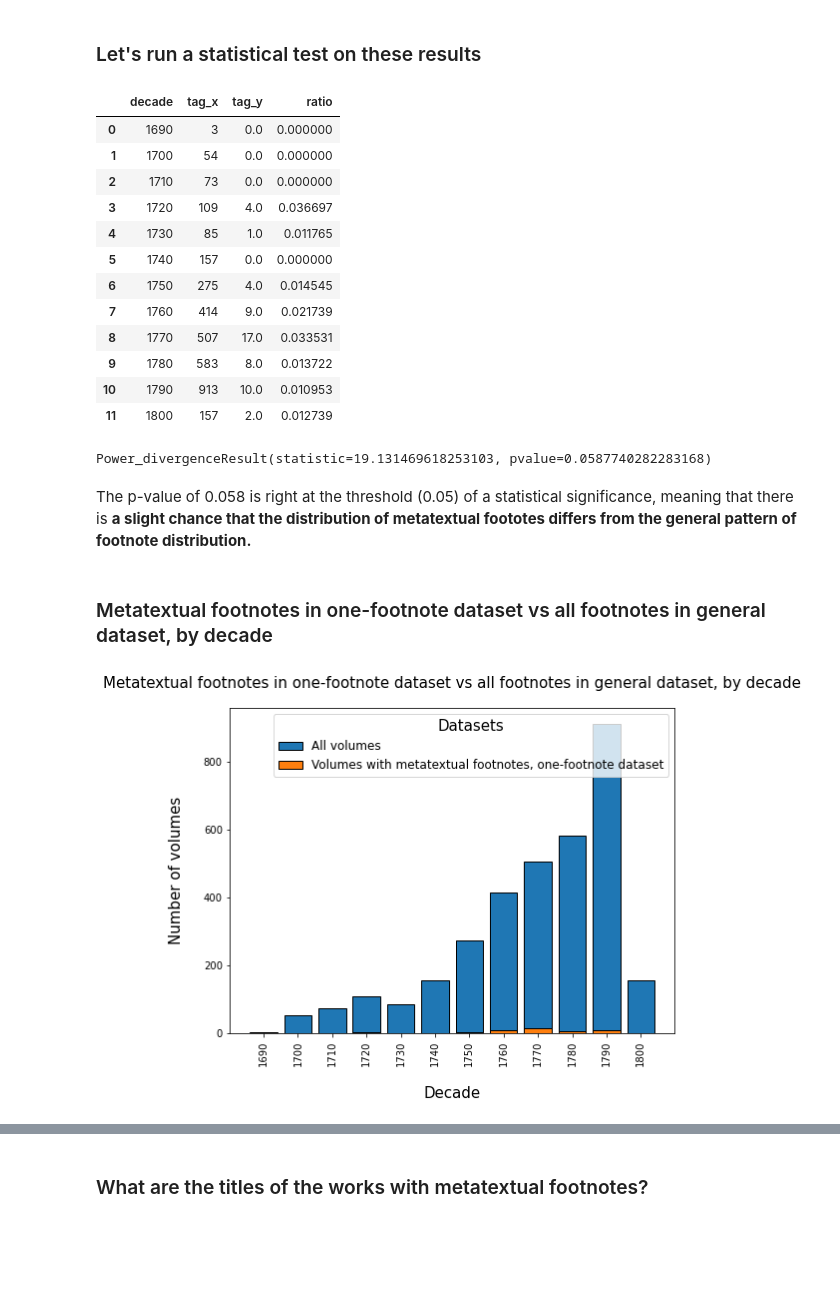
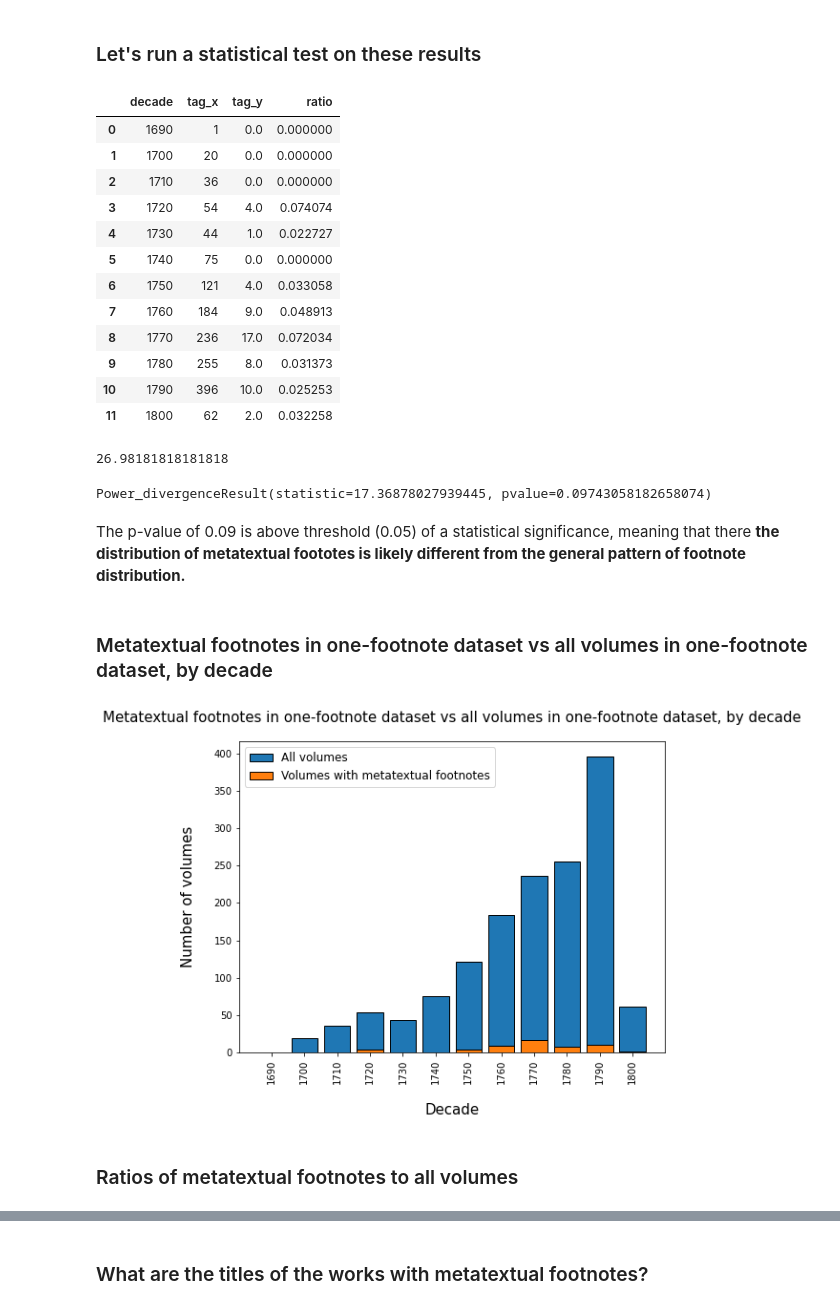
Before and after one commit to sceckert/early-novel-footnotes, a Jupyter notebook: Footnotes-article-visualizations.ipynb, the cells around one changed output, grey strips where cells are left out. Saved outputs shown, nothing was run; the diff lists cells and outputs as text; code cells hidden in the pictures; blank space fills up the shorter version.

```diff
--- a/Footnotes-article-visualizations.ipynb
+++ b/Footnotes-article-visualizations.ipynb
@@ -1538,39 +2009,44 @@ plt.legend(["Volumes with tag 'MT'"])
 # %% [markdown]
 ### Let's run a statistical test on these results
 # %%
-# Create a dataframe of all footnotes w/o metatextual footnotes
-not_metatextual_footnotes_df = one_footnote_tagged_MR_df[one_footnote_tagged_MR_df['tag'] != 'MT']
-not_metatextual_footnotes_by_decade = not_metatextual_footnotes_df.groupby('decade')[['tag']].count().reset_index()
+# Create a dataframe of all volumes (including those misclassified in one-footnote-dataset)
+all_footnotes_by_decade = one_footnote_tagged_new_df.groupby('decade')[['tag']].count().reset_index()
+#not_metatextual_footnotes_df = one_footnote_tagged_MR_df[one_footnote_tagged_MR_df['tag'] != 'MT']
+#not_metatextual_footnotes_by_decade = not_metatextual_footnotes_df.groupby('decade')[['tag']].count().reset_index()
 metatextual_footnotes_by_decade = metatextual_footnotes_df.groupby('decade')[['tag']].count().reset_index()
+# Merge the two dataframes
+merged_MT = pd.merge_ordered(all_footnotes_by_decade,metatextual_footnotes_by_decade, on='decade').fillna(0)
-# %%
-# Merge the two dataframes
-merged_MT = pd.merge_ordered(not_metatextual_footnotes_by_decade,metatextual_footnotes_by_decade, on='decade').fillna(0)
 # %%
 merged_MT['ratio'] = merged_MT['tag_y'] / merged_MT['tag_x']
 merged_MT
 # %% [output]
 |  | decade | tag_x | tag_y | ratio |
-| 0 | 1690 | 3 | 0.0 | 0.000000 |
-| 1 | 1700 | 54 | 0.0 | 0.000000 |
-| 2 | 1710 | 73 | 0.0 | 0.000000 |
-| 3 | 1720 | 109 | 4.0 | 0.036697 |
-| 4 | 1730 | 85 | 1.0 | 0.011765 |
-| 5 | 1740 | 157 | 0.0 | 0.000000 |
-| 6 | 1750 | 275 | 4.0 | 0.014545 |
-| 7 | 1760 | 414 | 9.0 | 0.021739 |
-| 8 | 1770 | 507 | 17.0 | 0.033531 |
-| 9 | 1780 | 583 | 8.0 | 0.013722 |
-| 10 | 1790 | 913 | 10.0 | 0.010953 |
-| 11 | 1800 | 157 | 2.0 | 0.012739 |
+| 0 | 1690 | 1 | 0.0 | 0.000000 |
+| 1 | 1700 | 20 | 0.0 | 0.000000 |
+| 2 | 1710 | 36 | 0.0 | 0.000000 |
+| 3 | 1720 | 54 | 4.0 | 0.074074 |
+| 4 | 1730 | 44 | 1.0 | 0.022727 |
+| 5 | 1740 | 75 | 0.0 | 0.000000 |
+| 6 | 1750 | 121 | 4.0 | 0.033058 |
+| 7 | 1760 | 184 | 9.0 | 0.048913 |
+| 8 | 1770 | 236 | 17.0 | 0.072034 |
+| 9 | 1780 | 255 | 8.0 | 0.031373 |
+| 10 | 1790 | 396 | 10.0 | 0.025253 |
+| 11 | 1800 | 62 | 2.0 | 0.032258 |
+# %%
+# Figure out what proportion of the larger population our subset is
+merged_MT['tag_x'].sum() / merged_MT['tag_y'].sum()
+# %% [output]
+26.98181818181818
 # %%
 # Let's run a chi2 goodness of fit test
-stats.chisquare(f_obs=merged_MT['tag_y'], f_exp=merged_MT['tag_x']/60)
+stats.chisquare(f_obs=merged_MT['tag_y'], f_exp=merged_MT['tag_x']/26.9)
 # %% [output]
-Power_divergenceResult(statistic=19.131469618253103, pvalue=0.0587740282283168)
+Power_divergenceResult(statistic=17.36878027939445, pvalue=0.09743058182658074)
 # %% [markdown]
-The p-value of 0.058 is right at the threshold (0.05) of a statistical significance, meaning that there is **a slight chance that the distribution of metatextual foototes differs from the general pattern of footnote distribution.**
+The p-value of 0.09 is above threshold (0.05) of a statistical significance, meaning that there  **the distribution of metatextual foototes is likely  different from the general pattern of footnote distribution.**
 # %% [markdown]
-### Metatextual footnotes in one-footnote dataset vs all footnotes in general dataset, by decade
+### Metatextual footnotes in one-footnote dataset vs all volumes in one-footnote dataset, by decade
 # %%
 fig, ax = plt.subplots(1,1, figsize = (8,6))
 
@@ -1582,34 +2058,37 @@ rect2 = ax.bar(x,
               merged_MT["tag_x"],
               label = "All volumes",
               edgecolor = "black")
 
 rect2 = ax.bar(x,
               merged_MT["tag_y"],
-              label = "Volumes with metatextual footnotes, one-footnote dataset",
+              label = "Volumes with metatextual footnotes",
               edgecolor = "black")
+
 
 #add the labels to the axis
 ax.set_ylabel("Number of volumes",
              fontsize = 15,
              labelpad = 20)
 ax.set_xlabel("Decade",
              fontsize = 15,
              labelpad =20)
-ax.set_title("Metatextual footnotes in one-footnote dataset vs all footnotes in general dataset, by decade",
+ax.set_title("Metatextual footnotes in one-footnote dataset vs all volumes in one-footnote dataset, by decade",
             fontsize = 15,
             pad = 20)
 #set the ticks
 ax.set_xticks(x)
 ax.set_xticklabels(label)#add the legend
 #using the labels of the bars
-ax.legend(title = "Datasets",
+ax.legend(#title = "Datasets",
          fontsize = 12,
          title_fontsize = 15)#adjust the tick paramaters
 ax.tick_params(axis = "x",
               which = "both",
               labelrotation = 90)
 ax.tick_params(axis = "y",
               which = "both",
               labelsize = 10)
 # %% [output]
-[figure, old version]
+[figure, new version]
+# %% [markdown]
+### Ratios of metatextual footnotes to all volumes
```
Also changed, not shown: parts of 73 cells of this notebook, 1 other file.
